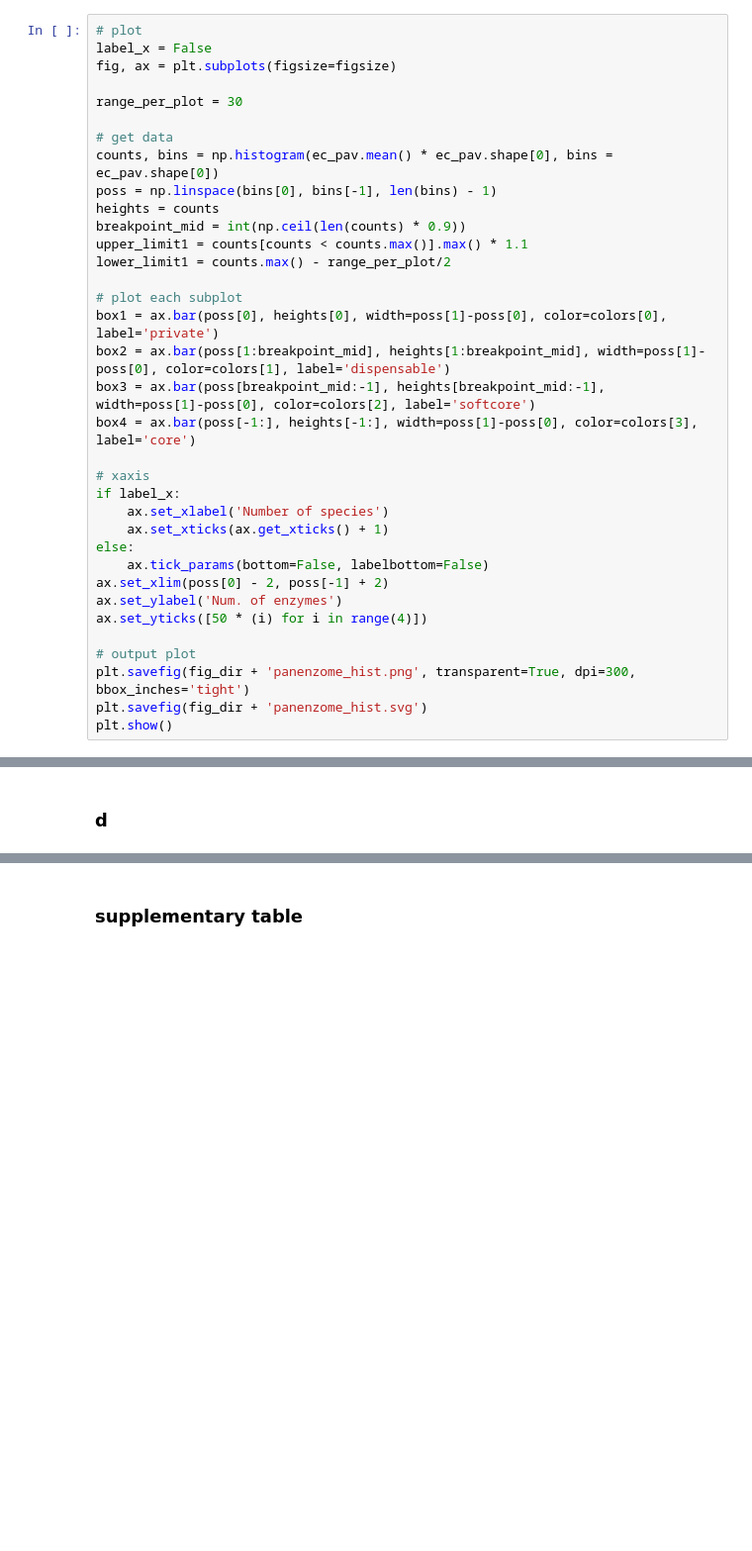
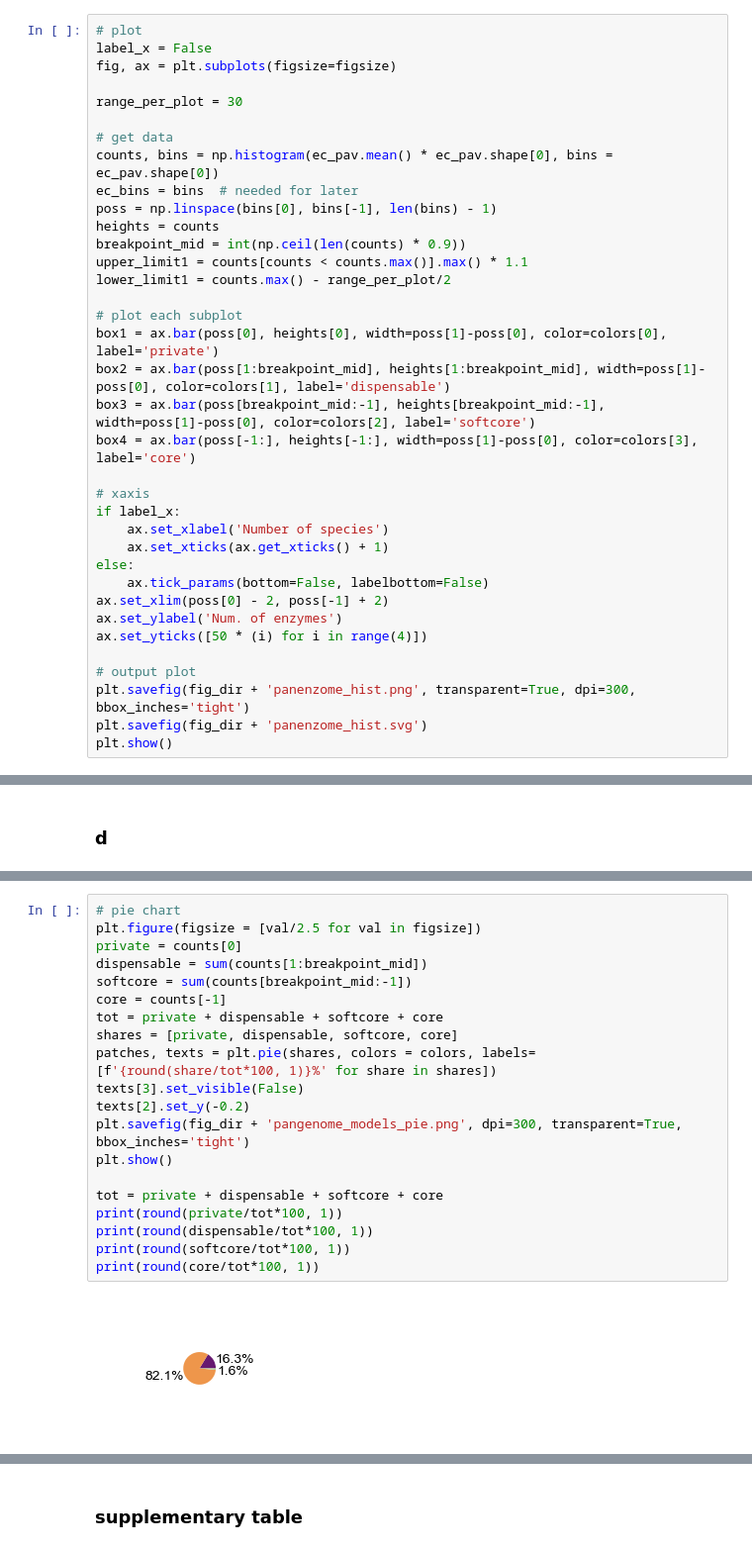
Before and after one commit to emilpaulitz/PCM, a Jupyter notebook: Code/panGenomeAnalysis/plotsAndAnalysis.ipynb, the cells around one changed output, grey strips where cells are left out. Shown at 99% size. Cells and saved outputs as stored; diff of their text form; blank space fills up the shorter version.

```diff
--- a/Code/panGenomeAnalysis/plotsAndAnalysis.ipynb
+++ b/Code/panGenomeAnalysis/plotsAndAnalysis.ipynb
@@ -208,6 +195,7 @@ range_per_plot = 30
 
 # get data
 counts, bins = np.histogram(ec_pav.mean() * ec_pav.shape[0], bins = ec_pav.shape[0])
+ec_bins = bins  # needed for later
 poss = np.linspace(bins[0], bins[-1], len(bins) - 1)
 heights = counts
 breakpoint_mid = int(np.ceil(len(counts) * 0.9))
@@ -396,0 +451,22 @@ with open(wd + 'Data/analysis/panGenomeAnalysis/Thla_euca_Ara_excl_rxns.txt', 'w
+# %%
+# pie chart
+plt.figure(figsize = [val/2.5 for val in figsize])
+private = counts[0]
+dispensable = sum(counts[1:breakpoint_mid])
+softcore = sum(counts[breakpoint_mid:-1])
+core = counts[-1]
+tot = private + dispensable + softcore + core
+shares = [private, dispensable, softcore, core]
+patches, texts = plt.pie(shares, colors = colors, labels=[f'{round(share/tot*100, 1)}%' for share in shares])
+texts[3].set_visible(False)
+texts[2].set_y(-0.2)
+plt.savefig(fig_dir + 'pangenome_models_pie.png', dpi=300, transparent=True, bbox_inches='tight')
+plt.show()
+
+tot = private + dispensable + softcore + core
+print(round(private/tot*100, 1))
+print(round(dispensable/tot*100, 1))
+print(round(softcore/tot*100, 1))
+print(round(core/tot*100, 1))
+# %% [output]
+[figure, added]
```
Also changed, not shown: parts of 11 cells of this notebook, 48 other files.
